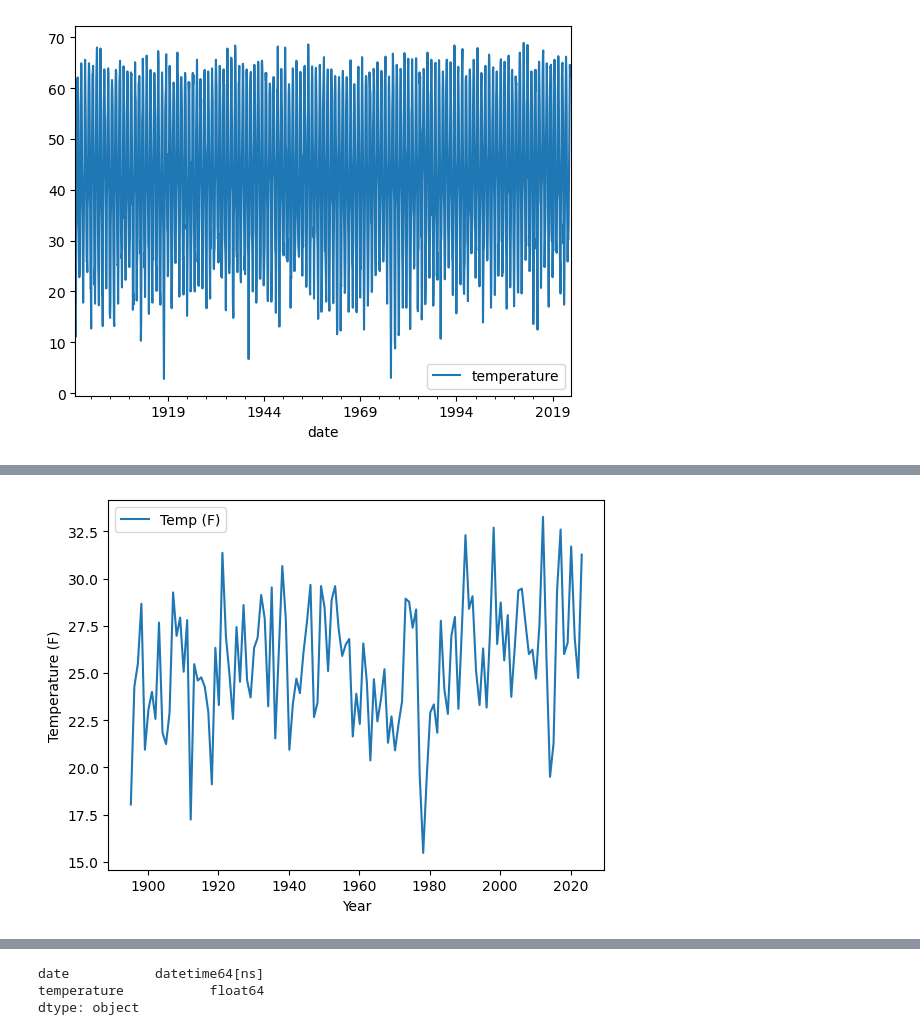
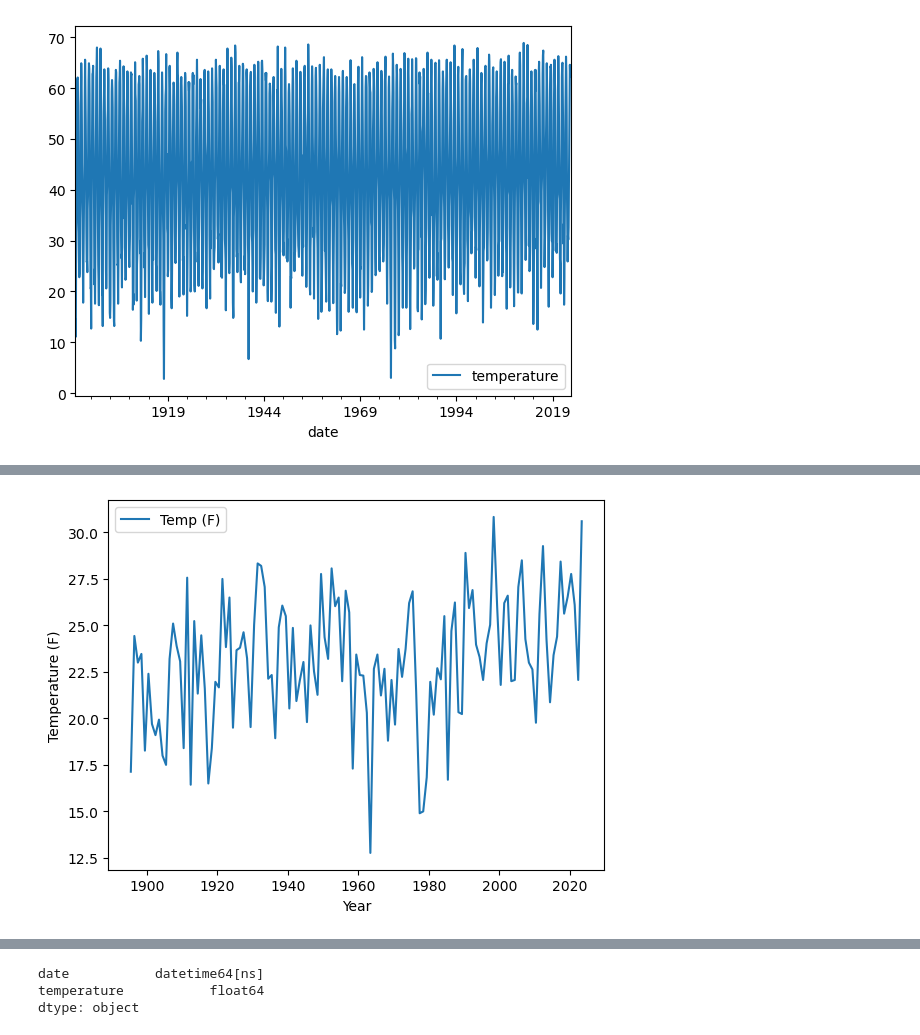
Before and after one commit to arif-geo/e_sci_data_analysis_test, a Jupyter notebook: eart_sci_data_analysis/HW_3/03_winter_temperature_enso.ipynb, the cells around one changed output, grey strips where cells are left out. Drawn from its saved outputs; the diff is of its cells as text; code cells hidden in the pictures.

Commit message:
winter_temp hw done upto merging and coplottng

```diff
--- a/eart_sci_data_analysis/HW_3/03_winter_temperature_enso.ipynb
+++ b/eart_sci_data_analysis/HW_3/03_winter_temperature_enso.ipynb
@@ -117,23 +124,23 @@ scin_ts.head()
 # %%
 """ Select and average over winter times (DJF). """
 
 # select only the winter months
 date_month_values = scin_ts['date'].dt.month # get the month values for each date
-in_winter = date_month_values.isin([1,2,3]) # creats a column/array of booleans
+in_winter = date_month_values.isin([1,2,12]) # creats a column/array of booleans
 # use boolean indexing to select only the winter months
 scin_ts_winter = scin_ts[in_winter] # similar to - if true: append to this variable
 
 # group by year and average over the winter months
 year = scin_ts_winter['date'].dt.year # pull out the year for each date
 scin_ts_winter_avg = scin_ts_winter.groupby(year).mean()
 
 # plot the timeseries
 fig, ax = plt.subplots()
 # scin_ts_winter_avg.plot(x='date', y='temperature', ax=ax)
 ax.plot(scin_ts_winter_avg['date'], scin_ts_winter_avg['temperature'], label='Temp (F)')
 ax.set_ylabel("Temperature (F)")
 ax.set_xlabel('Year')
 ax.legend()
 plt.show()
 # %% [output]
-[figure, old version]
+[figure, new version]
```
Also changed, not shown: parts of 13 cells of this notebook, 1 other file.
